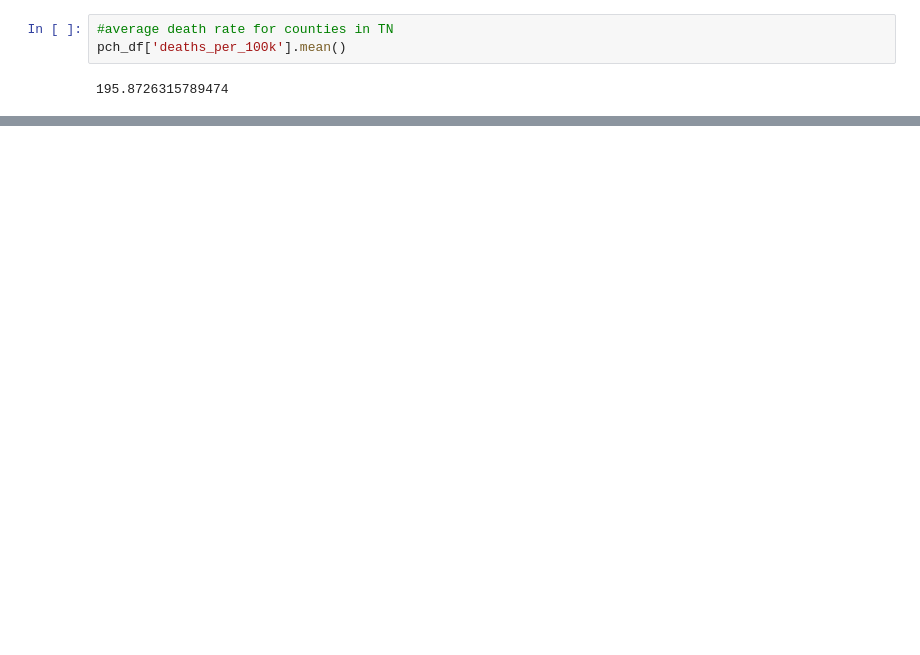
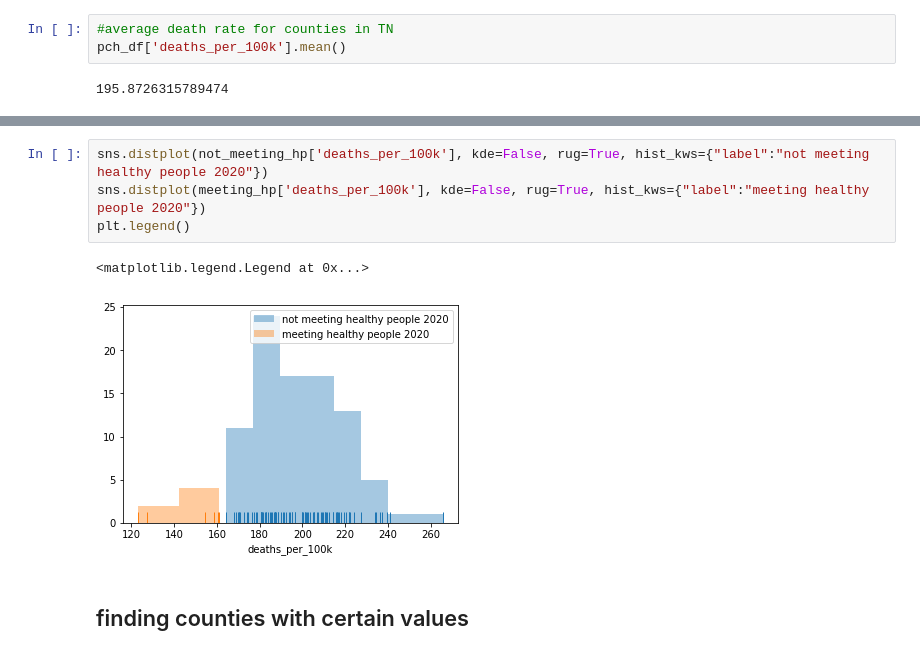
Before and after one commit to praelfj/vanderbilt-aspire-data-essentials, a Jupyter notebook: week_3_and_onward_notebook.ipynb, the cells around one changed output, grey strips where cells are left out. Cells and saved outputs as stored; diff of their text form; blank space fills up the shorter version.

```diff
--- a/week_3_and_onward_notebook.ipynb
+++ b/week_3_and_onward_notebook.ipynb
@@ -267,0 +338,9 @@ pch_df['deaths_per_100k'].mean()
+# %%
+sns.distplot(not_meeting_hp['deaths_per_100k'], kde=False, rug=True, hist_kws={"label":"not meeting healthy people 2020"})
+sns.distplot(meeting_hp['deaths_per_100k'], kde=False, rug=True, hist_kws={"label":"meeting healthy people 2020"})
+plt.legend()
+# %% [output]
+<matplotlib.legend.Legend at 0x...>
+[figure, added]
+# %% [markdown]
+## finding counties with certain values
```
Also changed, not shown: parts of 25 cells of this notebook.
